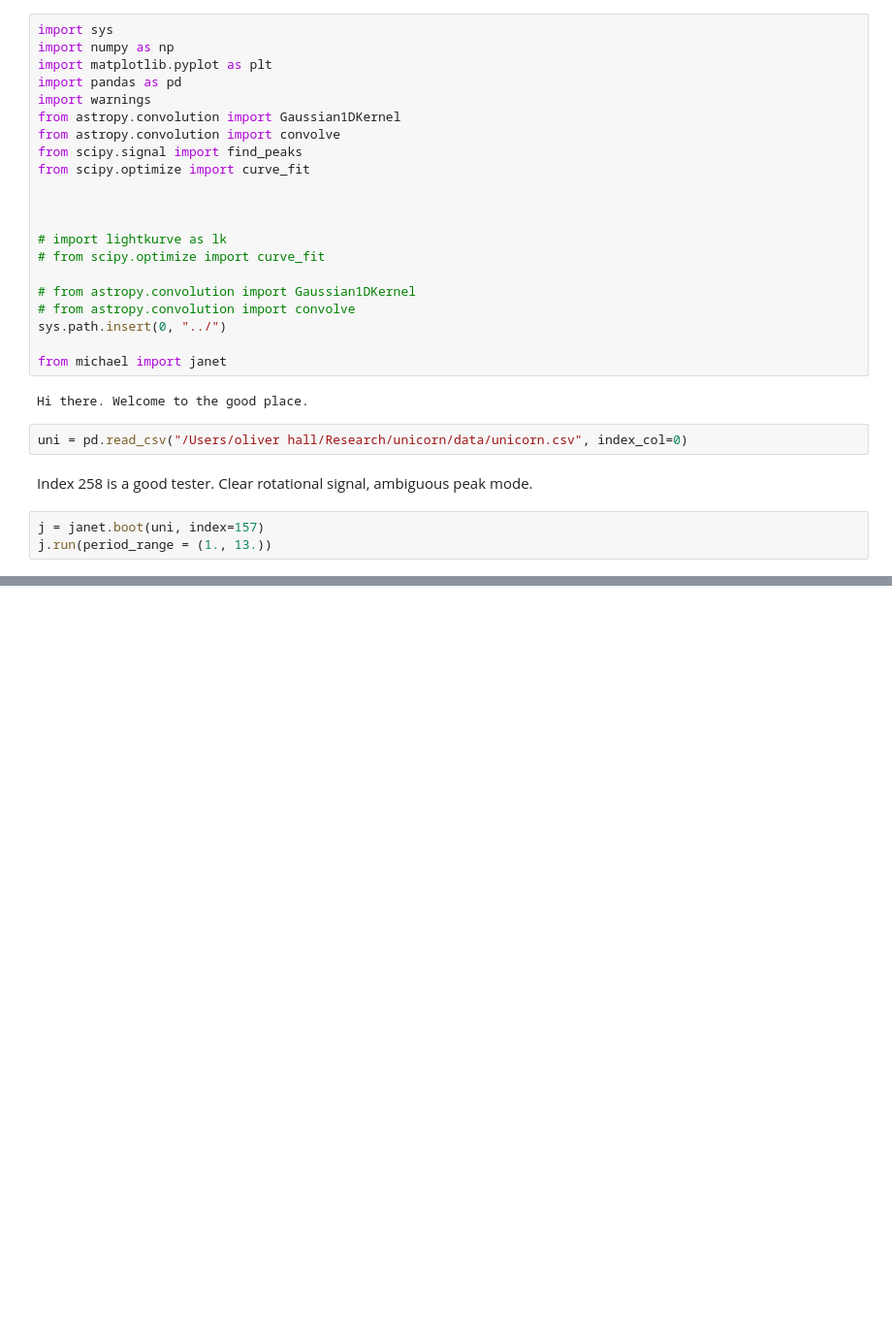
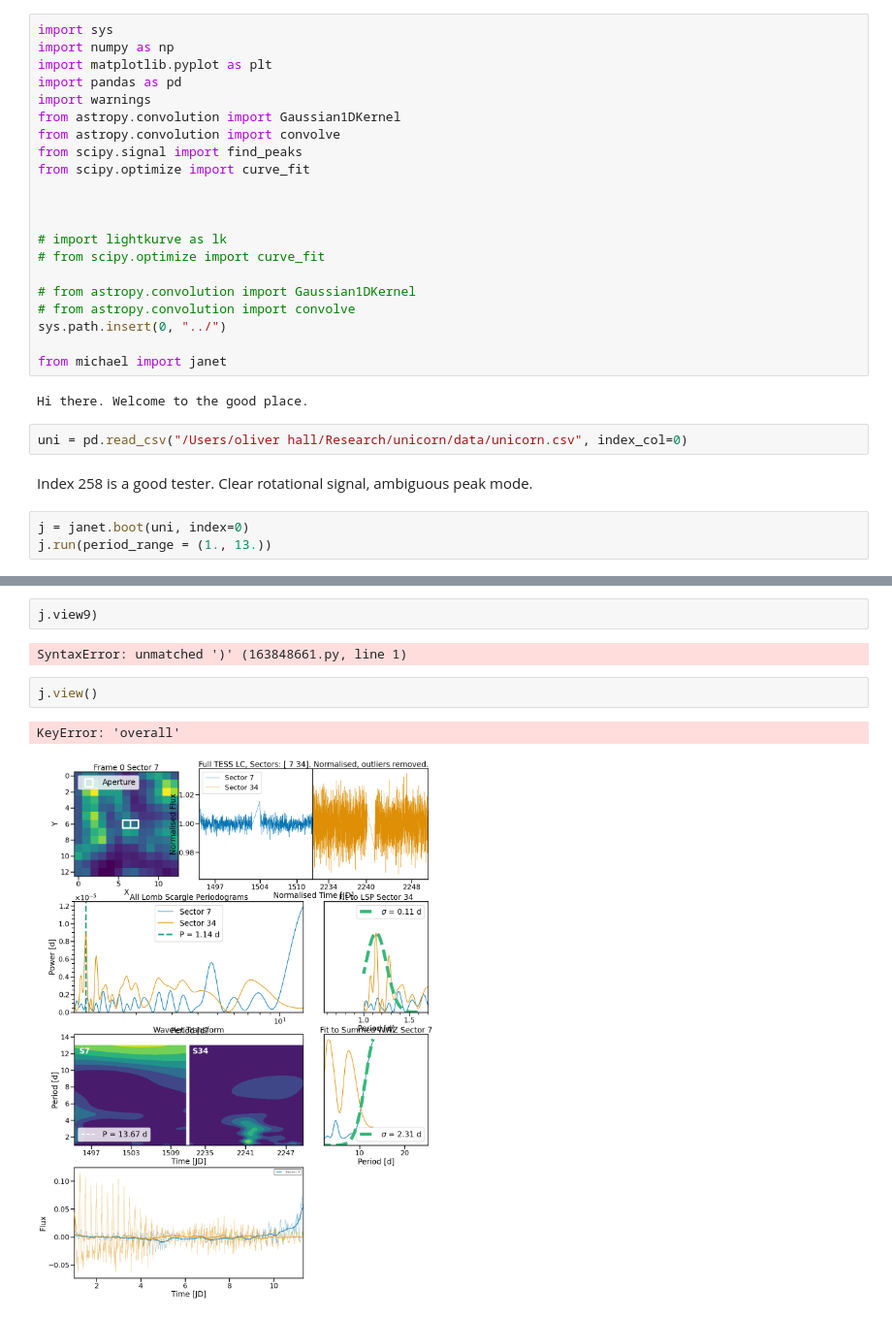
Before and after one commit to ojhall94/michael, a Jupyter notebook: Examples/Example.ipynb, the cells around one changed output, grey strips where cells are left out. Shown at 97% size. Cells and saved outputs as stored; diff of their text form; blank space fills up the shorter version.

```diff
--- a/Examples/Example.ipynb
+++ b/Examples/Example.ipynb
@@ -26,6 +26,6 @@ uni = pd.read_csv("/Users/oliver hall/Research/unicorn/data/unicorn.csv", index_
 # %% [markdown]
 Index 258 is a good tester. Clear rotational signal, ambiguous peak mode.
 # %%
-j = janet.boot(uni, index=157)
+j = janet.boot(uni, index=0)
 j.run(period_range = (1., 13.))
 # %% [output]
@@ -79,0 +98,9 @@ No other flags raised.
+# %%
+j.view9)
+# %% [output]
+SyntaxError: unmatched ')' (163848661.py, line 1)
+# %%
+j.view()
+# %% [output]
+KeyError: 'overall'
+[figure, added]
```
Also changed, not shown: parts of 2 cells of this notebook, 8 other files.
